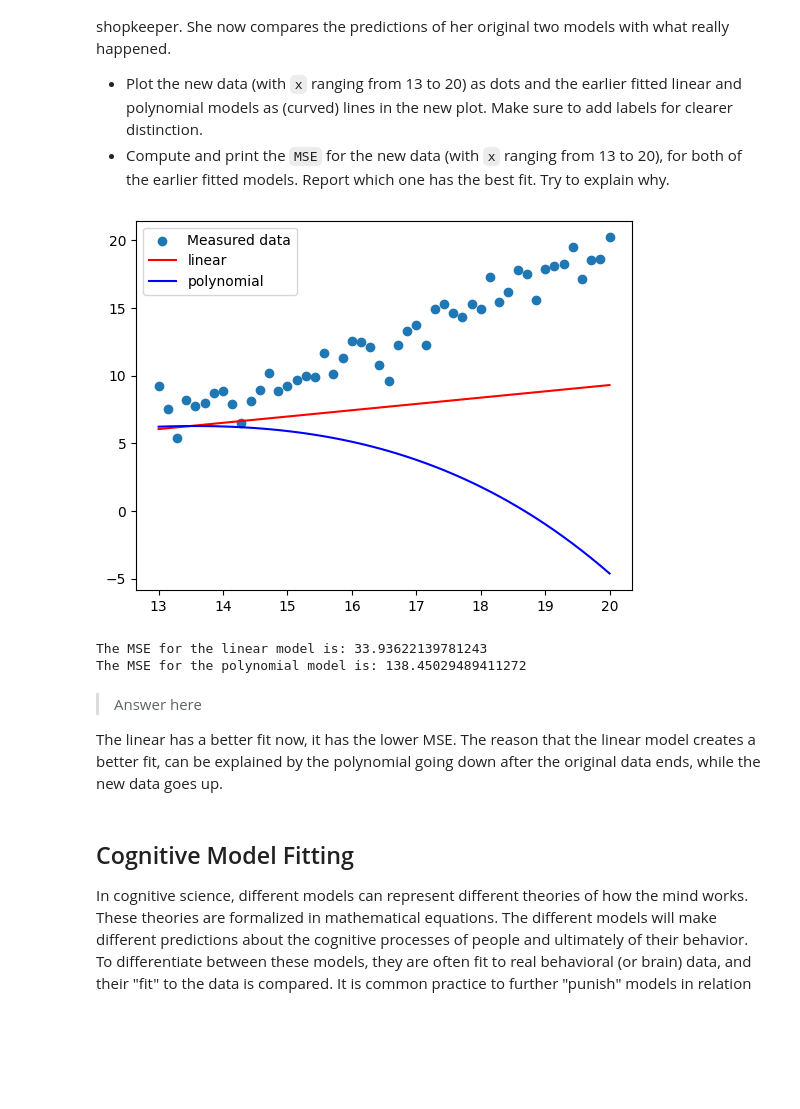
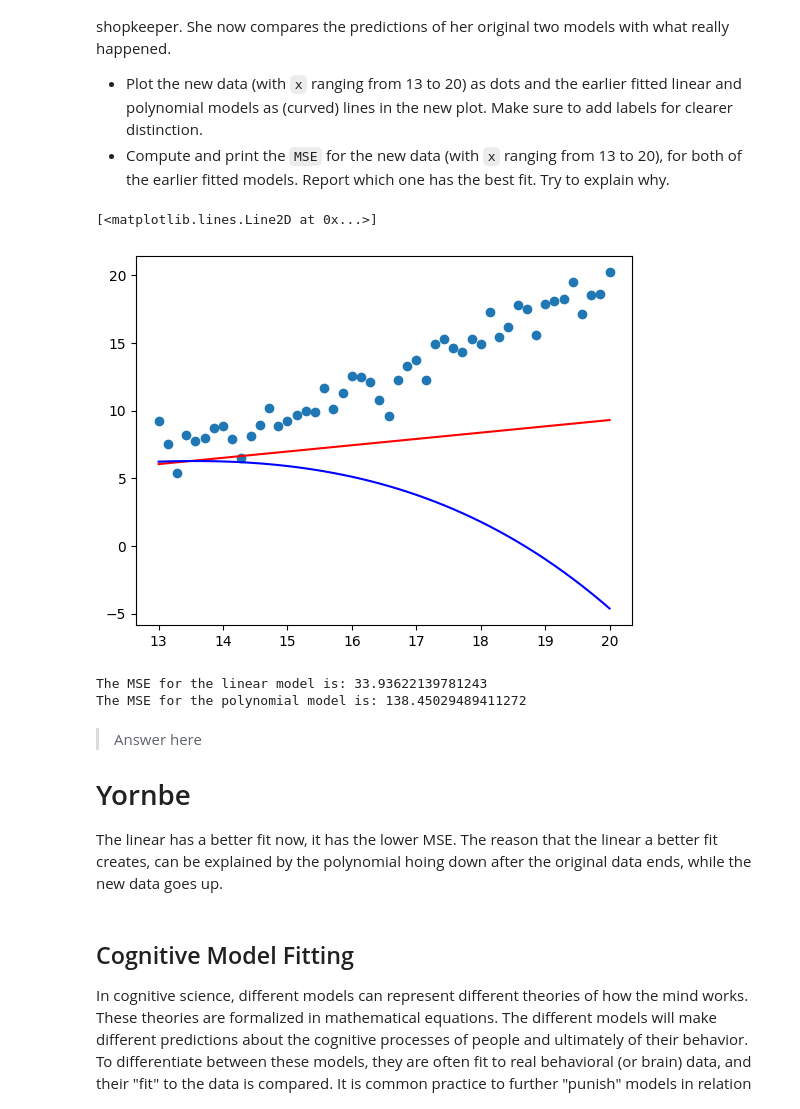
Before and after one commit to YorbenKoolhaas/cogmod, a Jupyter notebook: hw2/Assignment_2.ipynb, the cells around one changed output. Drawn from its saved outputs; the diff is of its cells as text; code cells hidden in the pictures; blank space fills up the shorter version.

```diff
--- a/hw2/Assignment_2.ipynb
+++ b/hw2/Assignment_2.ipynb
@@ -215,16 +217,16 @@ We assume that this newly added artificial data is actually real data observed b
 * Plot the new data (with `x` ranging from 13 to 20) as dots and the earlier fitted linear and polynomial models as (curved) lines in the new plot. Make sure to add labels for clearer distinction.
 * Compute and print the `MSE` for the new data (with `x` ranging from 13 to 20), for both of the earlier fitted models. Report which one has the best fit. Try to explain why.
 # %%
+# TO DO plot
 samples = np.linspace(13, 20)
 model_data = np.vectorize(curve)(samples)
 
 noise = np.random.normal(size=samples.shape)
 sim_data = model_data + noise
-plt.scatter(samples, sim_data, label='Measured data')
+plt.scatter(samples, sim_data)
 plt.plot(samples, linear(samples, fit.x), color='red', label='linear')
 plt.plot(samples, polynomial(samples, fit2.x), color='blue', label='polynomial')
-plt.legend()
-plt.show()
 # %% [output]
+[<matplotlib.lines.Line2D at 0x...>]
-[figure, old version]
+[figure, new version]
 # %%
@@ -235,8 +238,8 @@ The MSE for the linear model is: 33.93622139781243
 The MSE for the polynomial model is: 138.45029489411272
 # %% [markdown]
 > Answer here
-
-The linear has a better fit now, it has the lower MSE. The reason that the linear model creates a better fit, can be explained by the polynomial going down after the original data ends, while the new data goes up.
+# Yornbe
+The linear has a better fit now, it has the lower MSE. The reason that the linear a better fit creates, can be explained by the polynomial hoing down after the original data ends, while the new data goes up.
 # %% [markdown]
 
 ## Cognitive Model Fitting
```
Also changed, not shown: parts of 23 cells of this notebook.
